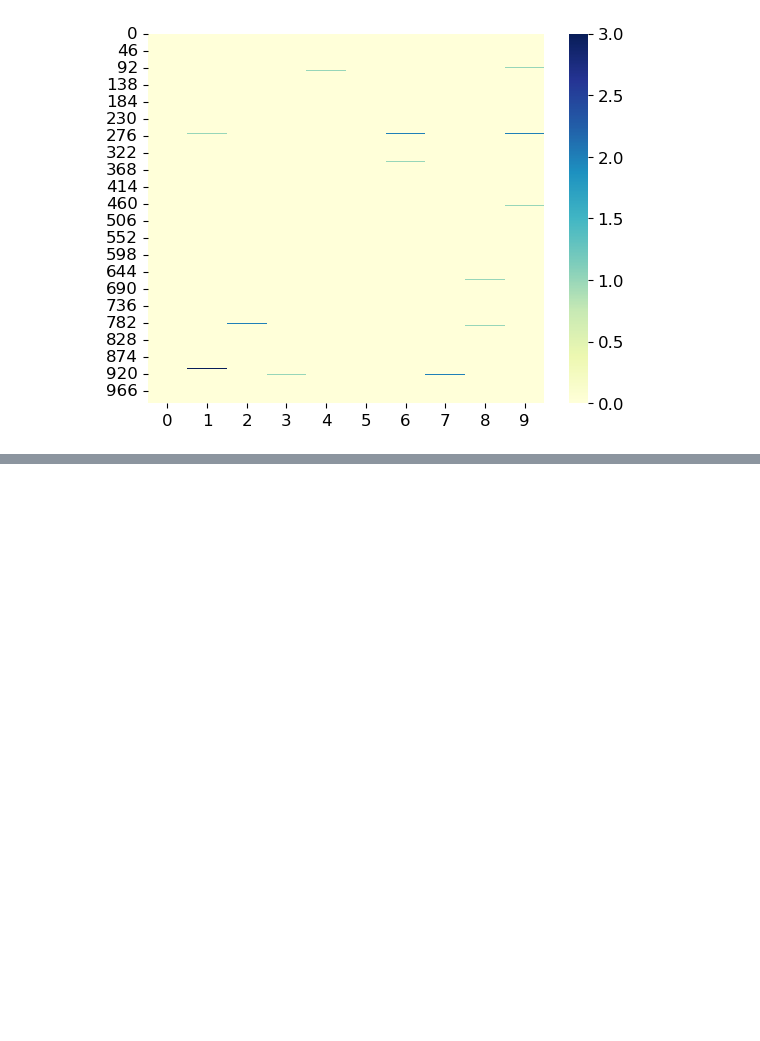
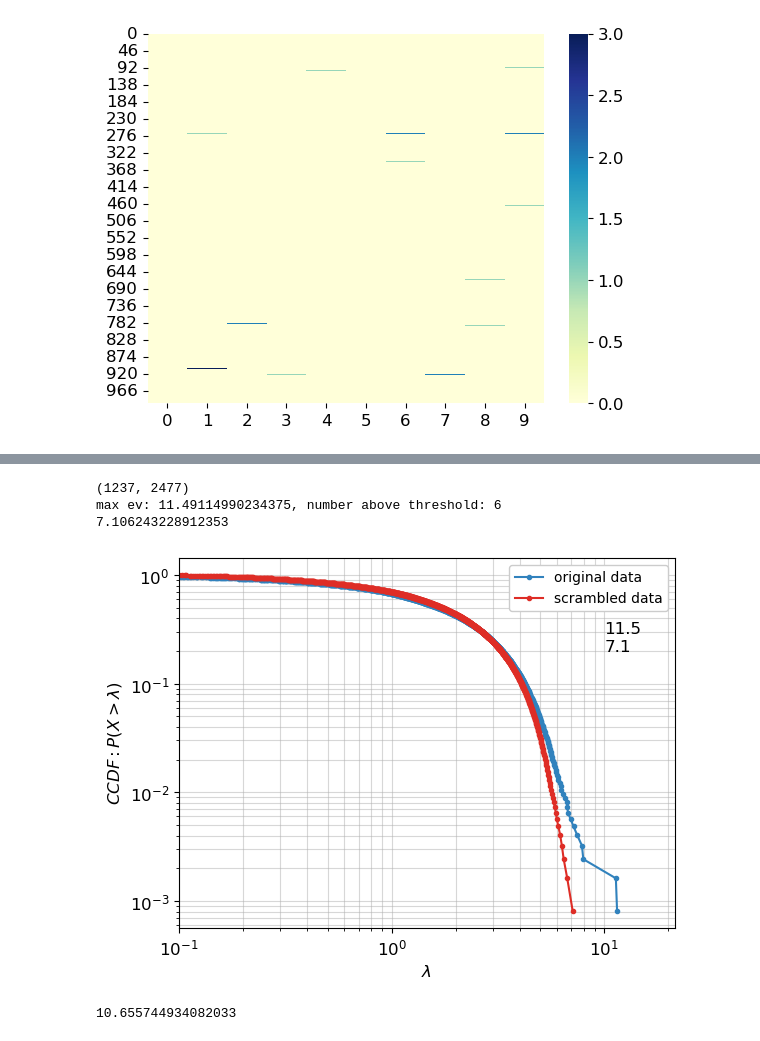
Before and after one commit to alongutf/dysregulated-persistence, a Jupyter notebook: scripts/test.ipynb, the cells around one changed output, grey strips where cells are left out. Saved outputs shown, nothing was run; the diff lists cells and outputs as text; code cells hidden in the pictures; blank space fills up the shorter version.

```diff
--- a/scripts/test.ipynb
+++ b/scripts/test.ipynb
@@ -364,0 +385,25 @@ sns.heatmap(raw, cmap='YlGnBu')
+# %%
+cluster_cells = adata[adata.obs['leiden'] == 2]
+cluster_cells.raw = cluster_cells.copy()
+sc.pp.log1p(cluster_cells)
+sc.pp.highly_variable_genes(cluster_cells, n_top_genes=2400)
+# %%
+cluster_cells_hvg = cluster_cells[:,cluster_cells.var['highly_variable']]
+# %%
+m = cluster_cells_hvg.layers['counts']
+pcs, pcs1, fraction_non_zeros = af.get_eig_dist(m, norm=norm, log=log, norm_method=norm_method, norm_sum=norm_sum)
+fig,ax = plt.subplots()
+ax.text(10,0.2,f'{np.max(pcs):.1f}\n{np.max(pcs1):.1f}')
+plot_eigvals_ccdf(ax,pcs, pcs1, N)
+print(f'max ev: {np.max(pcs)}, number above threshold: {sum(pcs>np.max(pcs1))}')
+print(np.max(pcs1))
+# %% [output]
+(1237, 2477)
+max ev: 11.49114990234375, number above threshold: 6
+7.106243228912353
+[figure, added]
+# %%
+max_ev_scrambled = np.max(pcs1)
+print(np.sum(pcs[pcs>max_ev_scrambled]-max_ev_scrambled))
+# %% [output]
+10.655744934082033
```
Also changed, not shown: parts of 3 cells of this notebook.
